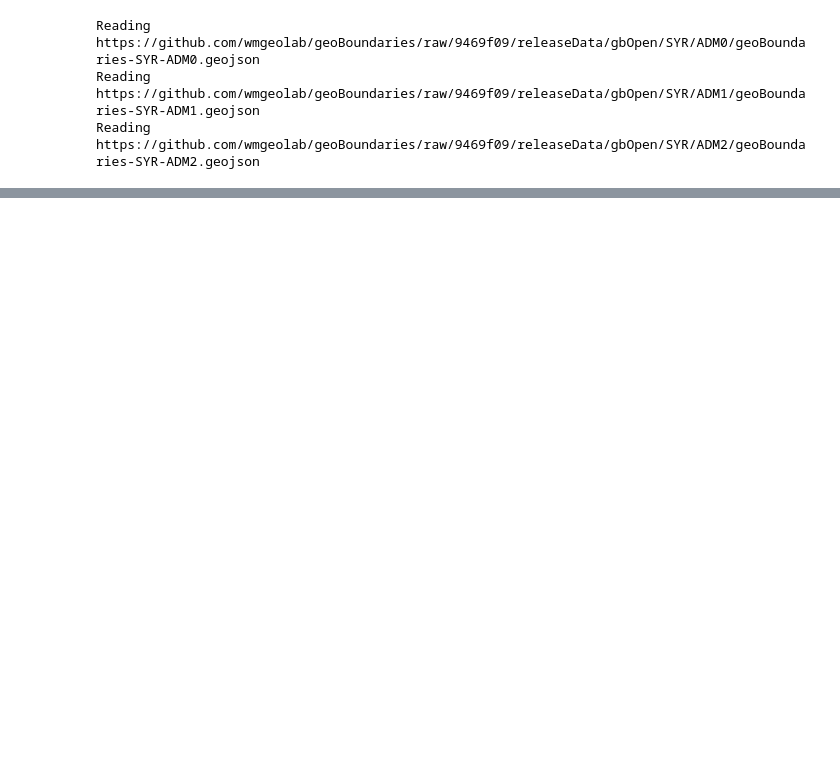
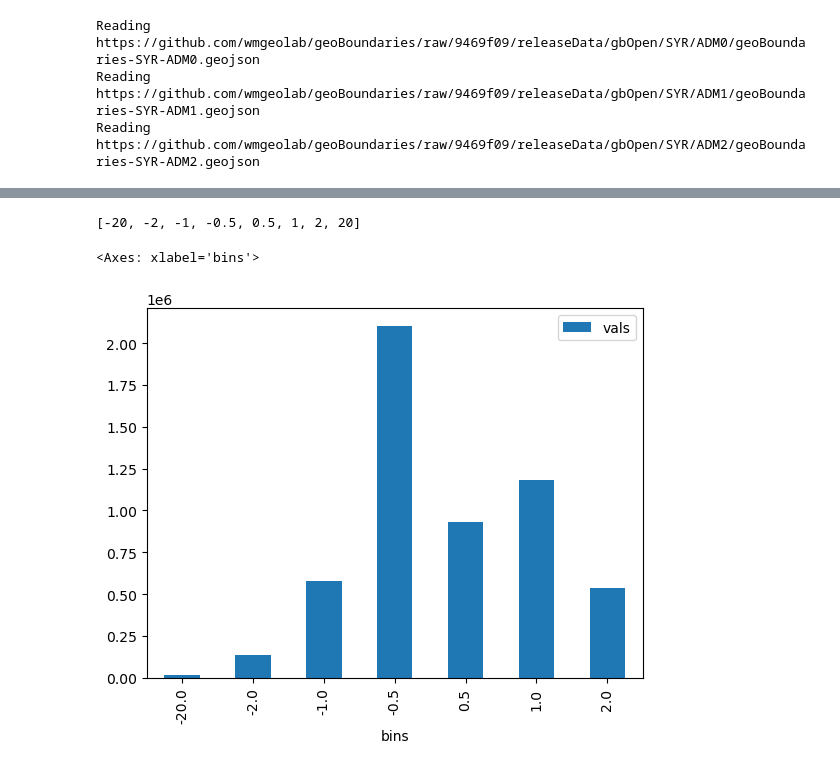
Before and after one commit to datapartnership/syria-economic-monitor, a Jupyter notebook: notebooks/vegetation-conditions/evi_timeseries.ipynb, the cells around one changed output, grey strips where cells are left out. Drawn from its saved outputs; the diff is of its cells as text; code cells hidden in the pictures; blank space fills up the shorter version.

```diff
--- a/notebooks/vegetation-conditions/evi_timeseries.ipynb
+++ b/notebooks/vegetation-conditions/evi_timeseries.ipynb
@@ -487,0 +830,23 @@ MissingSpatialDimensionError: y dimension not found. 'rio.set_spatial_dims()' or
+# %%
+# data = ds_pct_ch['veg_index'].values
+data = ds_zscore["veg_index"].values
+data = data[~np.isnan(data)]
+# %%
+data = data[~np.isnan(data)]
+# %%
+# bins = np.linspace(-0.5, 0.5, 21)
+# bins = range(-5, 5, 1)
+# bins = np.linspace(-3, 3, 13)
+bins = [-20, -2, -1, -0.5, 0.5, 1, 2, 20]
+bin_labels = [
+    "< -2",
+    "(-2, -1]",
+    "(-1, -0.5]",
+    "(-0.5, -0.5]",
+    "(0.5, 1]",
+    "(1, 2]",
+    "> 2",
+]
+bins
+# %% [output]
+[-20, -2, -1, -0.5, 0.5, 1, 2, 20]
@@ -487,0 +855,9 @@ MissingSpatialDimensionError: y dimension not found. 'rio.set_spatial_dims()' or
+# %%
+vals, bins = np.histogram(data, bins=bins)
+df = pd.DataFrame({"vals": vals, "bins": bins[:-1]})
+# %%
+fig, ax = plt.subplots()
+df.plot(kind="bar", x="bins", y="vals", ax=ax)
+# %% [output]
+<Axes: xlabel='bins'>
+[figure, added]
```
Also changed, not shown: parts of 97 cells of this notebook, 12 other files.
